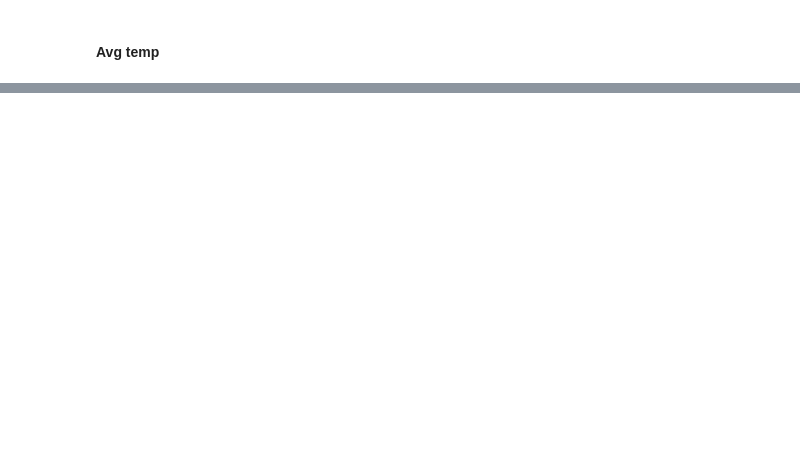
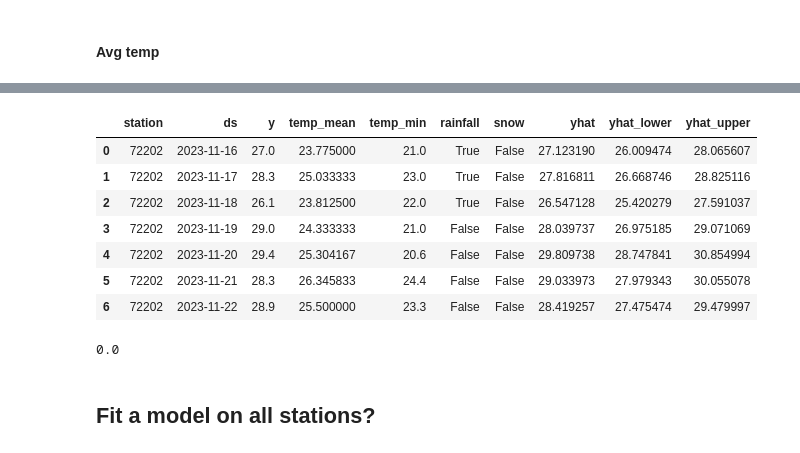
Before and after one commit to mb208/604Final, a Jupyter notebook: notebooks/xgb_prophet_playground.ipynb, the cells around one changed output, grey strips where cells are left out. Cells and saved outputs as stored; diff of their text form; code cells hidden in the pictures; blank space fills up the shorter version.

Commit message:
Playing with xgboost regressor

```diff
--- a/notebooks/xgb_prophet_playground.ipynb
+++ b/notebooks/xgb_prophet_playground.ipynb
@@ -187,0 +157,22 @@ np.sqrt(mean_squared_error(eval.y, eval.yhat))
+# %%
+train_1 = pd.DataFrame(train_1.rename(columns={'date': 'ds', 'y': 'temp_mean'})).rename(columns={'temp_max': 'y'})
+test_1 = pd.DataFrame(test_1.rename(columns={'date': 'ds', 'y': 'temp_mean'})).rename(columns={'temp_max': 'y'})
+# %%
+model = Prophet()
+model.add_regressor(name='temp_mean')
+model.add_regressor(name='temp_min')
+model.add_regressor(name='rainfall')
+model.add_regressor(name='snow')
+
+model.fit(train_1[['ds', 'y', 'temp_mean', 'temp_min', 'rainfall', 'snow']])
+
+future = model.make_future_dataframe(periods=7)
+future = future.merge(test_1[['ds', 'temp_mean', 'temp_min', 'rainfall', 'snow']], on='ds')
+
+forecast_1 = model.predict(future)
+
+eval = (test_1
+        .merge(forecast_1[['ds', 'yhat', 'yhat_lower','yhat_upper']], on='ds')
+              )
+
+np.sqrt(mean_squared_error(eval.y, eval.yhat))
@@ -187,0 +183,36 @@ np.sqrt(mean_squared_error(eval.y, eval.yhat))
+# %%
+eval
+# %% [output]
+|  | station | ds | y | temp_mean | temp_min | rainfall | snow | yhat | yhat_lower | yhat_upper |
+| 0 | 72202 | 2023-11-16 | 27.0 | 23.775000 | 21.0 | True | False | 27.123190 | 26.009474 | 28.065607 |
+| 1 | 72202 | 2023-11-17 | 28.3 | 25.033333 | 23.0 | True | False | 27.816811 | 26.668746 | 28.825116 |
+| 2 | 72202 | 2023-11-18 | 26.1 | 23.812500 | 22.0 | True | False | 26.547128 | 25.420279 | 27.591037 |
+| 3 | 72202 | 2023-11-19 | 29.0 | 24.333333 | 21.0 | False | False | 28.039737 | 26.975185 | 29.071069 |
+| 4 | 72202 | 2023-11-20 | 29.4 | 25.304167 | 20.6 | False | False | 29.809738 | 28.747841 | 30.854994 |
+| 5 | 72202 | 2023-11-21 | 28.3 | 26.345833 | 24.4 | False | False | 29.033973 | 27.979343 | 30.055078 |
+| 6 | 72202 | 2023-11-22 | 28.9 | 25.500000 | 23.3 | False | False | 28.419257 | 27.475474 | 29.479997 |
+# %%
+train_1 = pd.DataFrame(train_1.rename(columns={'date': 'ds', 'y': 'temp_max'})).rename(columns={'snow': 'y'})
+test_1 = pd.DataFrame(test_1.rename(columns={'date': 'ds', 'y': 'temp_max'})).rename(columns={'snow': 'y'})
+
+
+model = Prophet()
+model.add_regressor(name='temp_mean')
+model.add_regressor(name='temp_min')
+model.add_regressor(name='rainfall')
+model.add_regressor(name='temp_max')
+
+model.fit(train_1[['ds', 'y', 'temp_mean', 'temp_min', 'rainfall', 'temp_max']])
+
+future = model.make_future_dataframe(periods=7)
+future = future.merge(test_1[['ds', 'temp_mean', 'temp_min', 'rainfall', 'temp_max']], on='ds')
+forecast_1 = model.predict(future)
+eval = (test_1
+        .merge(forecast_1[['ds', 'yhat', 'yhat_lower','yhat_upper']], on='ds')
+              )
+
+np.sqrt(mean_squared_error(eval.y, eval.yhat))
+# %% [output]
+0.0
+# %% [markdown]
+## Fit a model on all stations?
```
Also changed, not shown: parts of 55 cells of this notebook.
